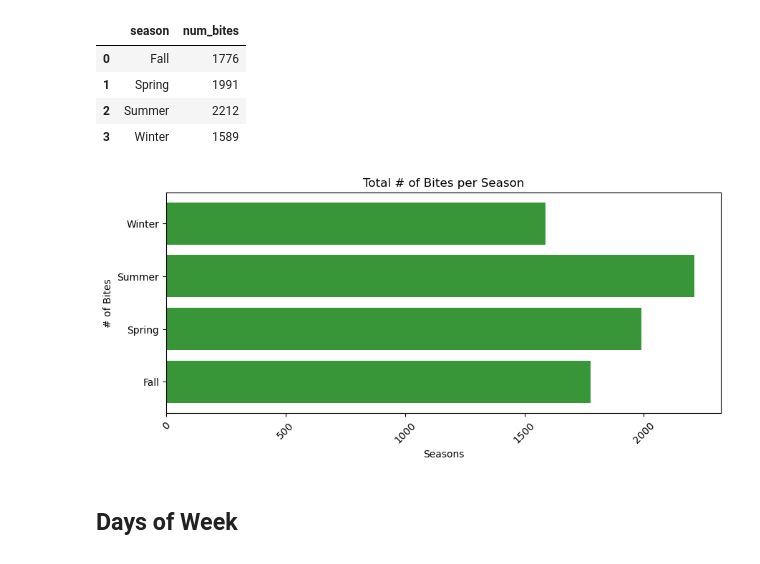
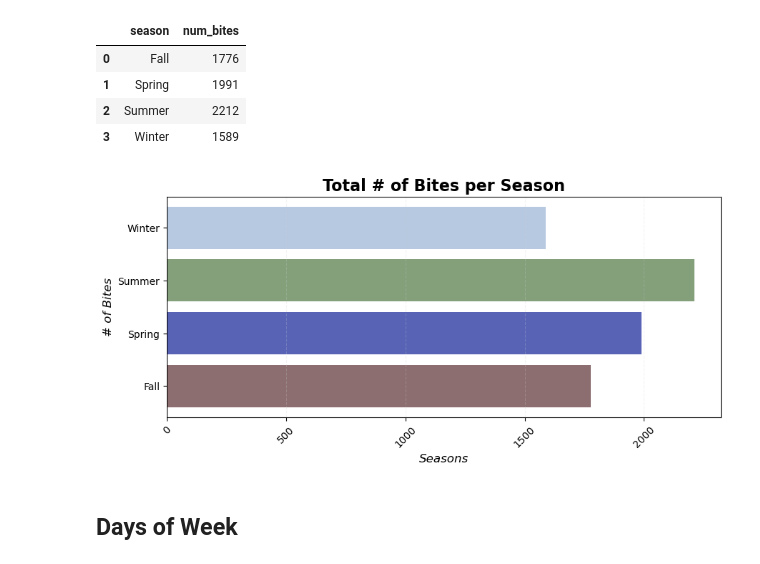
Before and after one commit to mooreforlesss/project_1_group_13, a Jupyter notebook: alex_work_branch/Updated Work.ipynb, the cells around one changed output. Cells and saved outputs as stored; diff of their text form; code cells hidden in the pictures.

Commit message:
added graphs

```diff
--- a/alex_work_branch/Updated Work.ipynb
+++ b/alex_work_branch/Updated Work.ipynb
@@ -561,17 +561,19 @@ season_df.head()
 # %%
 x = season_df.season
 y = season_df.num_bites
+colors = ['#805E61', '#4652AD', '#77966D', '#B0C4DE']
 plt.figure(figsize=(10, 4))
-plt.barh(x, y, color='forestgreen',alpha=0.90, align="center")
+plt.barh(x, y, color=colors,alpha=0.90, align="center")
 # Add labels and title
-plt.xlabel('Seasons')
-plt.ylabel('# of Bites')
-plt.title('Total # of Bites per Season')
+plt.xlabel('Seasons', fontstyle='italic', fontsize=12)
+plt.ylabel('# of Bites', fontstyle='italic', fontsize=12)
+plt.title('Total # of Bites per Season', fontsize=16, fontweight='bold')
 plt.xticks(rotation=45)  # Rotate x-axis labels for better readability
+plt.grid(color='lightgrey', axis='x', linestyle='--', alpha=0.25)
 #Display the plot
 plt.show()
 # %% [output]
-[figure, old version]
+[figure, new version]
 # %% [markdown]
 ## Days of Week
 # %%
```
Also changed, not shown: parts of 6 cells of this notebook.
